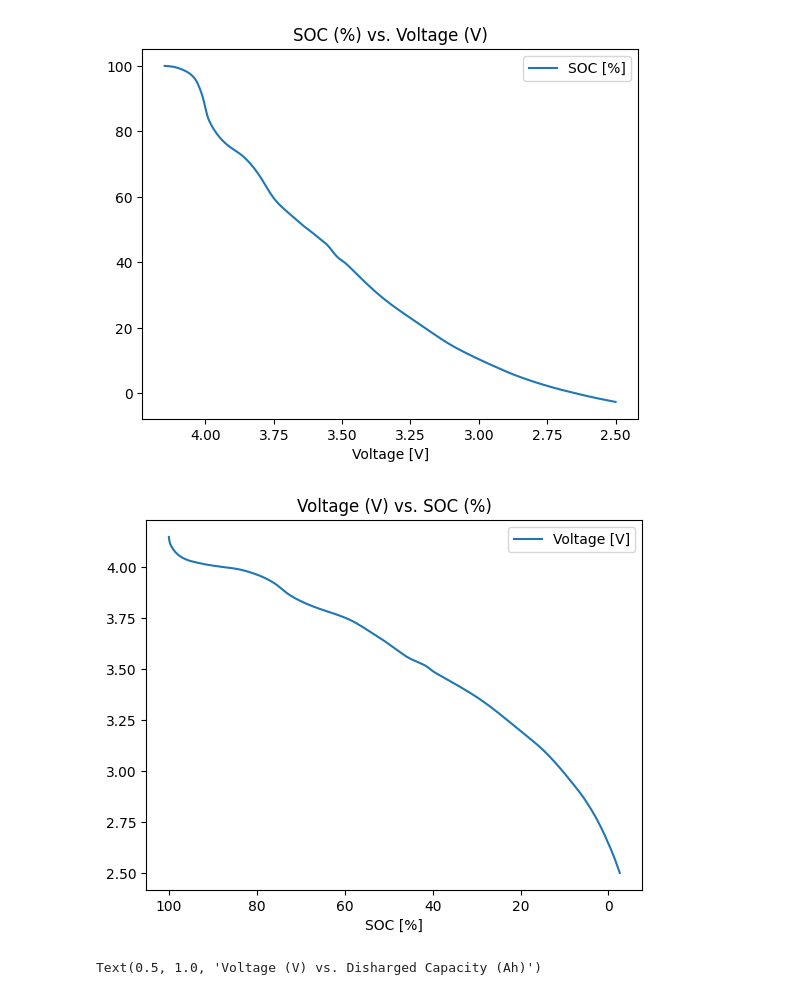
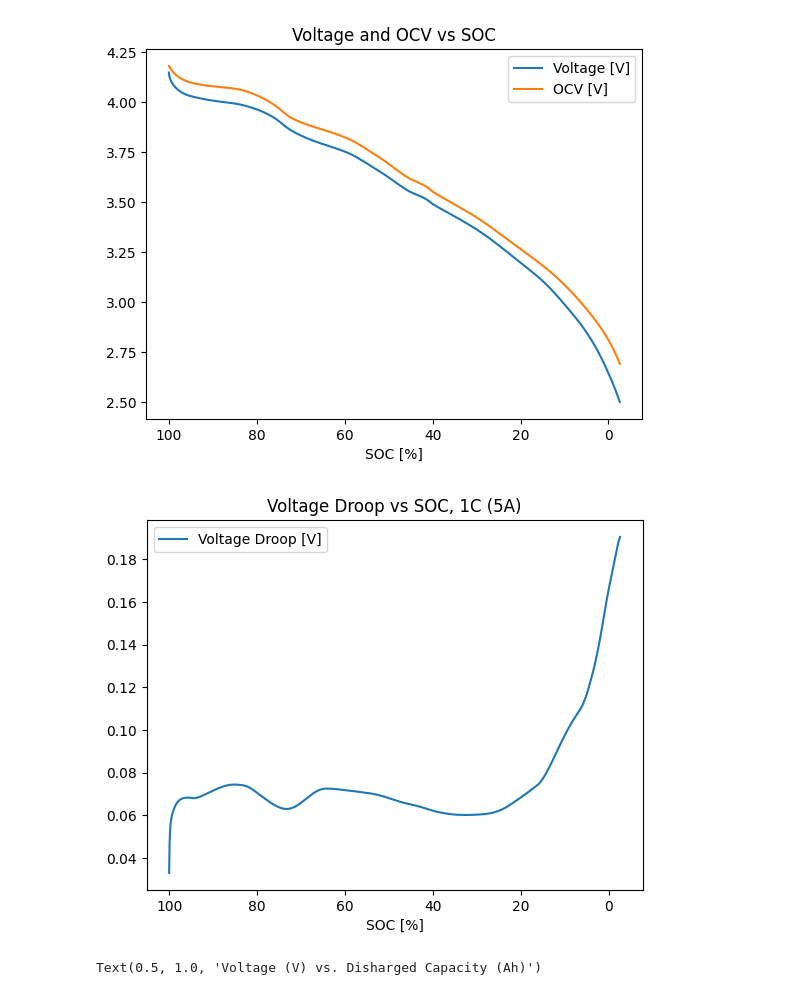
Before and after one commit to terps-racing-ev/HVC-Firmware, a Jupyter notebook: tools/rs50_data_viewing.ipynb, the cells around one changed output. Saved outputs shown, nothing was run; the diff lists cells and outputs as text; code cells hidden in the pictures.

```diff
--- a/tools/rs50_data_viewing.ipynb
+++ b/tools/rs50_data_viewing.ipynb
@@ -4,3 +5,4 @@ import matplotlib as plt
 # %%
 rs50_data = pd.read_csv("Reliance_RS50.csv", skiprows=1)
+rs50_data_ocv = pd.read_csv("Reliance_RS50_OCV.csv", skiprows=1)
 # %%
@@ -22,14 +24,17 @@ rs50_data
 # %%
-ax = rs50_data.plot(x="Voltage [V]", y = "SOC [%]")
-ax.set_title("SOC (%) vs. Voltage (V)")
+ax = rs50_data_ocv.plot(x="SOC [%]", y = "Voltage [V]")
+ax = rs50_data_ocv.plot(x="SOC [%]", y = "OCV [V]", ax=ax)
+ax.set_title("Voltage and OCV vs SOC")
 ax.invert_xaxis()
 
-ax = rs50_data.plot(x="SOC [%]", y = "Voltage [V]")
-ax.set_title("Voltage (V) vs. SOC (%)")
+
+rs50_data_ocv["Voltage Droop [V]"] = rs50_data_ocv["OCV [V]"] - rs50_data_ocv["Voltage [V]"]
+ax = rs50_data_ocv.plot(x="SOC [%]", y = "Voltage Droop [V]")
+ax.set_title("Voltage Droop vs SOC, 1C (5A)")
 ax.invert_xaxis()
 # %% [output]
-[figure, old version]
+[figure, new version]
-[figure, old version]
+[figure, new version]
 # %%
 rs50_data["Discharged Capacity [Ah]"] = -1 * rs50_data["Charge [Ah]"]
 ax = rs50_data.plot(x="Discharged Capacity [Ah]", y = "Voltage [V]")
```
Also changed, not shown: parts of 8 cells of this notebook, 25 other files.
